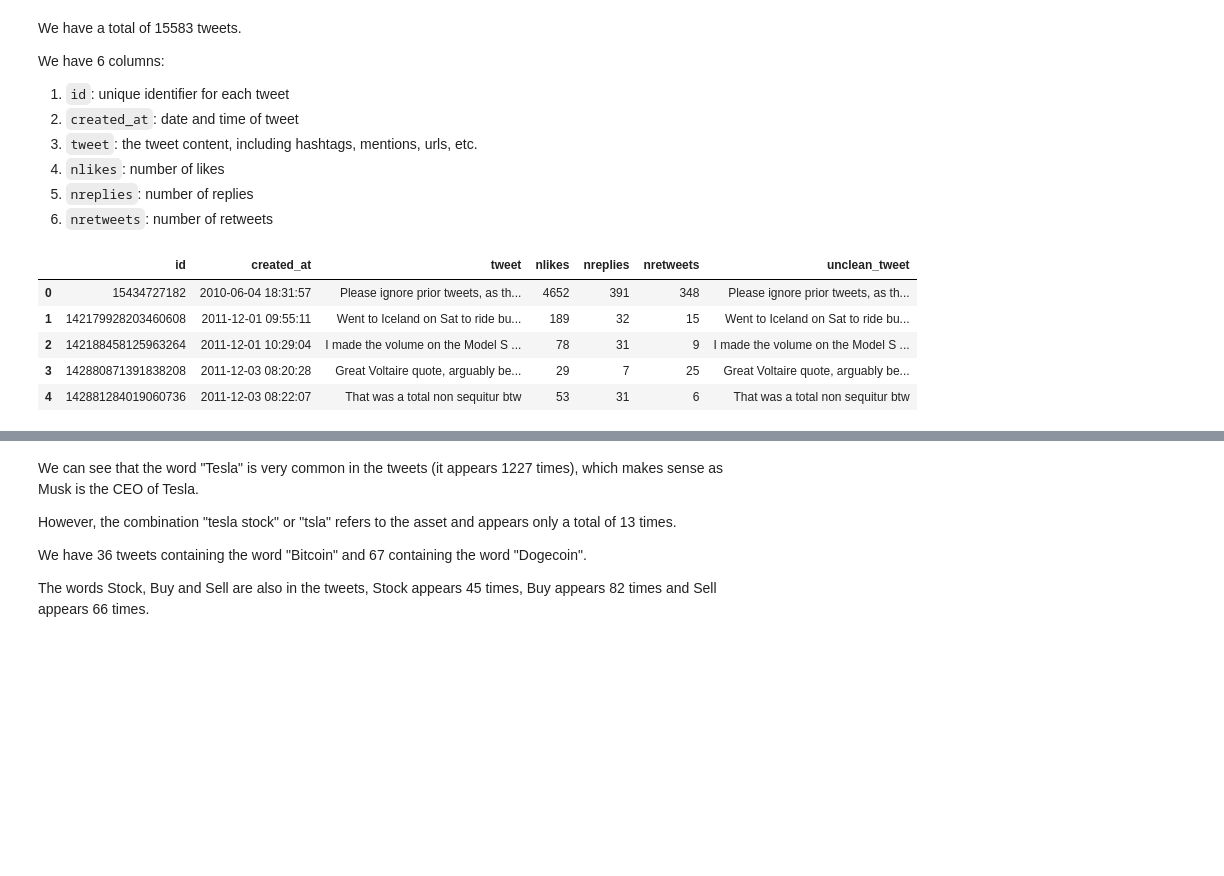
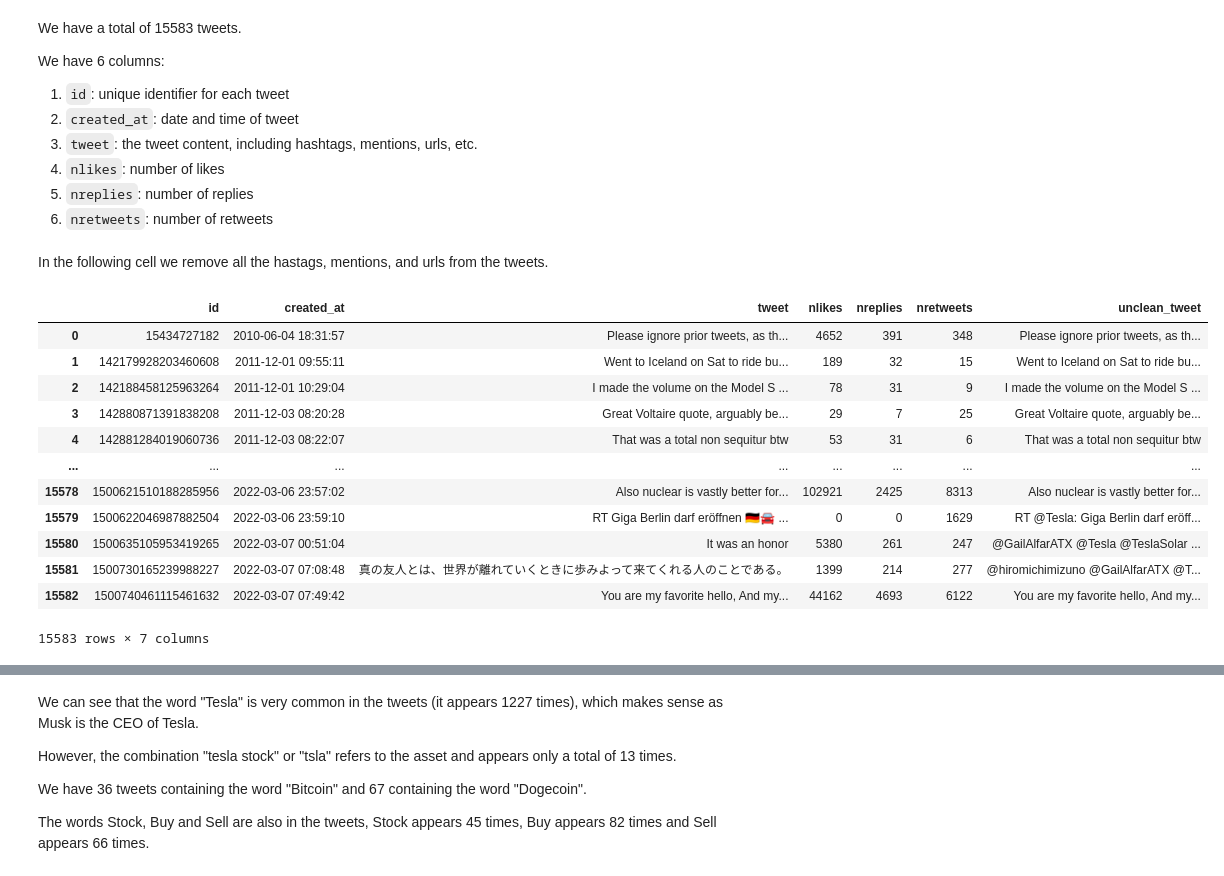
Before and after one commit to com-480-data-visualization/datavis-project-2022-visualizationclowns, a Jupyter notebook: exploration/data_exploration.ipynb, the cells around one changed output, grey strips where cells are left out. Cells and saved outputs as stored; diff of their text form; code cells hidden in the pictures; blank space fills up the shorter version.

```diff
--- a/exploration/data_exploration.ipynb
+++ b/exploration/data_exploration.ipynb
@@ -43,20 +40,27 @@ We have 6 columns:
 3. `nlikes`: number of likes
 4. `nreplies`: number of replies
 5. `nretweets`: number of retweets
+# %% [markdown]
+In the following cell we remove all the hastags, mentions, and urls from the tweets.
 # %%
-# remove hastags, mentions, and urls
 clean_tweets = tweets.tweet.str.replace(r'http\S+|#\S+|@\S+', '', regex=True)
 tweets["unclean_tweet"] = tweets["tweet"]
 tweets["tweet"] = clean_tweets
+tweets
+# %% [output]
+|  | id | created_at | tweet | nlikes | nreplies | nretweets | unclean_tweet |
+| 0 | 15434727182 | 2010-06-04 18:31:57 | Please ignore prior tweets, as th... | 4652 | 391 | 348 | Please ignore prior tweets, as th... |
+| 1 | 142179928203460608 | 2011-12-01 09:55:11 | Went to Iceland on Sat to ride bu... | 189 | 32 | 15 | Went to Iceland on Sat to ride bu... |
+| 2 | 142188458125963264 | 2011-12-01 10:29:04 | I made the volume on the Model S ... | 78 | 31 | 9 | I made the volume on the Model S ... |
+| 3 | 142880871391838208 | 2011-12-03 08:20:28 | Great Voltaire quote, arguably be... | 29 | 7 | 25 | Great Voltaire quote, arguably be... |
+| 4 | 142881284019060736 | 2011-12-03 08:22:07 | That was a total non sequitur btw | 53 | 31 | 6 | That was a total non sequitur btw |
+| ... | ... | ... | ... | ... | ... | ... | ... |
+| 15578 | 1500621510188285956 | 2022-03-06 23:57:02 | Also nuclear is vastly better for... | 102921 | 2425 | 8313 | Also nuclear is vastly better for... |
+| 15579 | 1500622046987882504 | 2022-03-06 23:59:10 | RT Giga Berlin darf eröffnen 🇩🇪🚘 ... | 0 | 0 | 1629 | RT @Tesla: Giga Berlin darf eröff... |
+| 15580 | 1500635105953419265 | 2022-03-07 00:51:04 | It was an honor | 5380 | 261 | 247 | @GailAlfarATX @Tesla @TeslaSolar ... |
+| 15581 | 1500730165239988227 | 2022-03-07 07:08:48 | 真の友人とは、世界が離れていくときに歩みよって来てくれる人のことである。 | 1399 | 214 | 277 | @hiromichimizuno @GailAlfarATX @T... |
+| 15582 | 1500740461115461632 | 2022-03-07 07:49:42 | You are my favorite hello, And my... | 44162 | 4693 | 6122 | You are my favorite hello, And my... |
+15583 rows × 7 columns
-# %%
-tweets.head()
-# %% [output]
-|  | id | created_at | tweet | nlikes | nreplies | nretweets | unclean_tweet |
-| 0 | 15434727182 | 2010-06-04 18:31:57 | Please ignore prior tweets, as th... | 4652 | 391 | 348 | Please ignore prior tweets, as th... |
-| 1 | 142179928203460608 | 2011-12-01 09:55:11 | Went to Iceland on Sat to ride bu... | 189 | 32 | 15 | Went to Iceland on Sat to ride bu... |
-| 2 | 142188458125963264 | 2011-12-01 10:29:04 | I made the volume on the Model S ... | 78 | 31 | 9 | I made the volume on the Model S ... |
-| 3 | 142880871391838208 | 2011-12-03 08:20:28 | Great Voltaire quote, arguably be... | 29 | 7 | 25 | Great Voltaire quote, arguably be... |
-| 4 | 142881284019060736 | 2011-12-03 08:22:07 | That was a total non sequitur btw | 53 | 31 | 6 | That was a total non sequitur btw |
 # %%
 interesting_words = ["Bitcoin", "Dogecoin", "Tesla", "Tesla Stock", "Stock", "Buy", "Sell"]
 interesting_regex = ["bitcoin|btc", "dogecoin|doge", "tesla", "tesla stock|tsla", "stock", "buy", "sell"]
```
Also changed, not shown: parts of 4 cells of this notebook.
